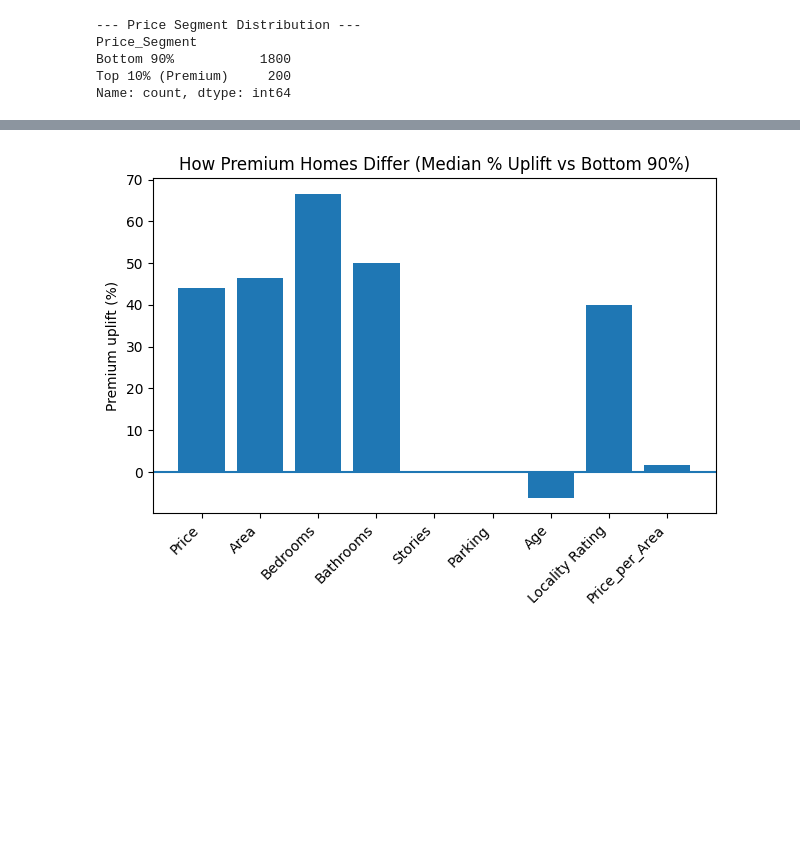
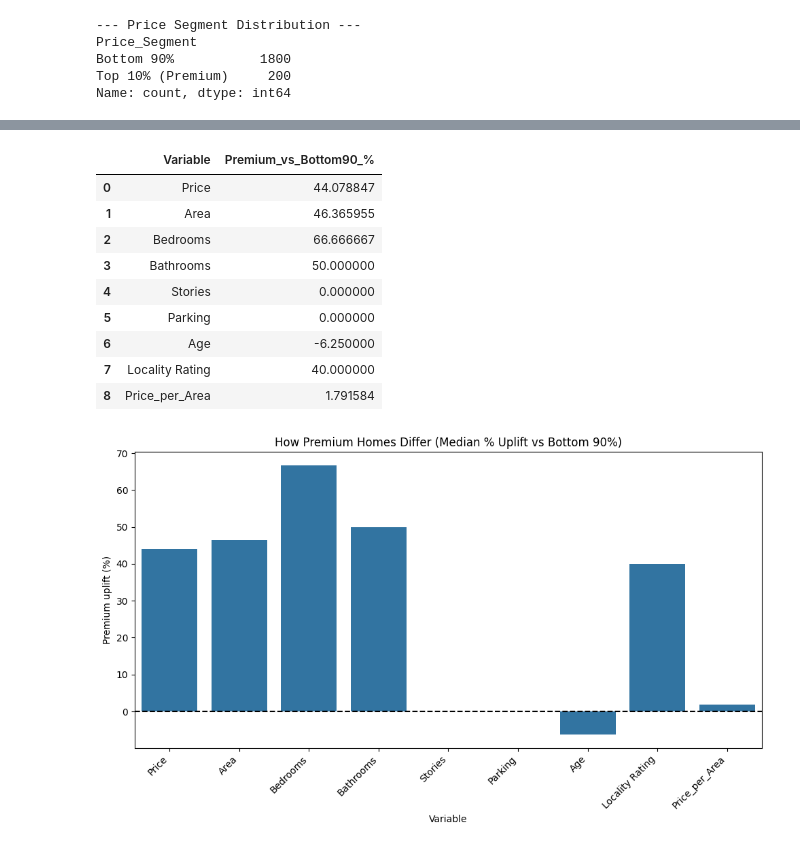
Before and after one commit to Superkai017/House-Pricing-Analysis, a Jupyter notebook: final_project/artoudom.ipynb, the cells around one changed output, grey strips where cells are left out. Saved outputs shown, nothing was run; the diff lists cells and outputs as text; code cells hidden in the pictures; blank space fills up the shorter version.

```diff
--- a/final_project/artoudom.ipynb
+++ b/final_project/artoudom.ipynb
@@ -371,14 +366,27 @@ top = med.loc["Top 10% (Premium)"]
 uplift_pct = ((top - bottom) / bottom) * 100
 uplift_df = uplift_pct.reset_index()
 uplift_df.columns = ["Variable", "Premium_vs_Bottom90_%"]
-
-plt.figure()
-plt.bar(uplift_df["Variable"], uplift_df["Premium_vs_Bottom90_%"])
-plt.xticks(rotation=45, ha="right")
-plt.ylabel("Premium uplift (%)")
-plt.title("How Premium Homes Differ (Median % Uplift vs Bottom 90%)")
-plt.axhline(0)
-plt.tight_layout()
-plt.show()
+uplift_df
 # %% [output]
-[figure, removed]
+|  | Variable | Premium_vs_Bottom90_% |
+| 0 | Price | 44.078847 |
+| 1 | Area | 46.365955 |
+| 2 | Bedrooms | 66.666667 |
+| 3 | Bathrooms | 50.000000 |
+| 4 | Stories | 0.000000 |
+| 5 | Parking | 0.000000 |
+| 6 | Age | -6.250000 |
+| 7 | Locality Rating | 40.000000 |
+| 8 | Price_per_Area | 1.791584 |
+# %%
+plt.figure(figsize=(10,6))
+sns.barplot(x="Variable", y="Premium_vs_Bottom90_%", data=uplift_df)
+plt.xticks(rotation=45, ha="right")
+plt.axhline(0, color='black', linestyle='--')
+plt.ylabel("Premium uplift (%)")
+plt.title("How Premium Homes Differ (Median % Uplift vs Bottom 90%)")
+
+plt.tight_layout()
+plt.show()
+# %% [output]
+[figure, added]
```
Also changed, not shown: parts of 4 cells of this notebook.
